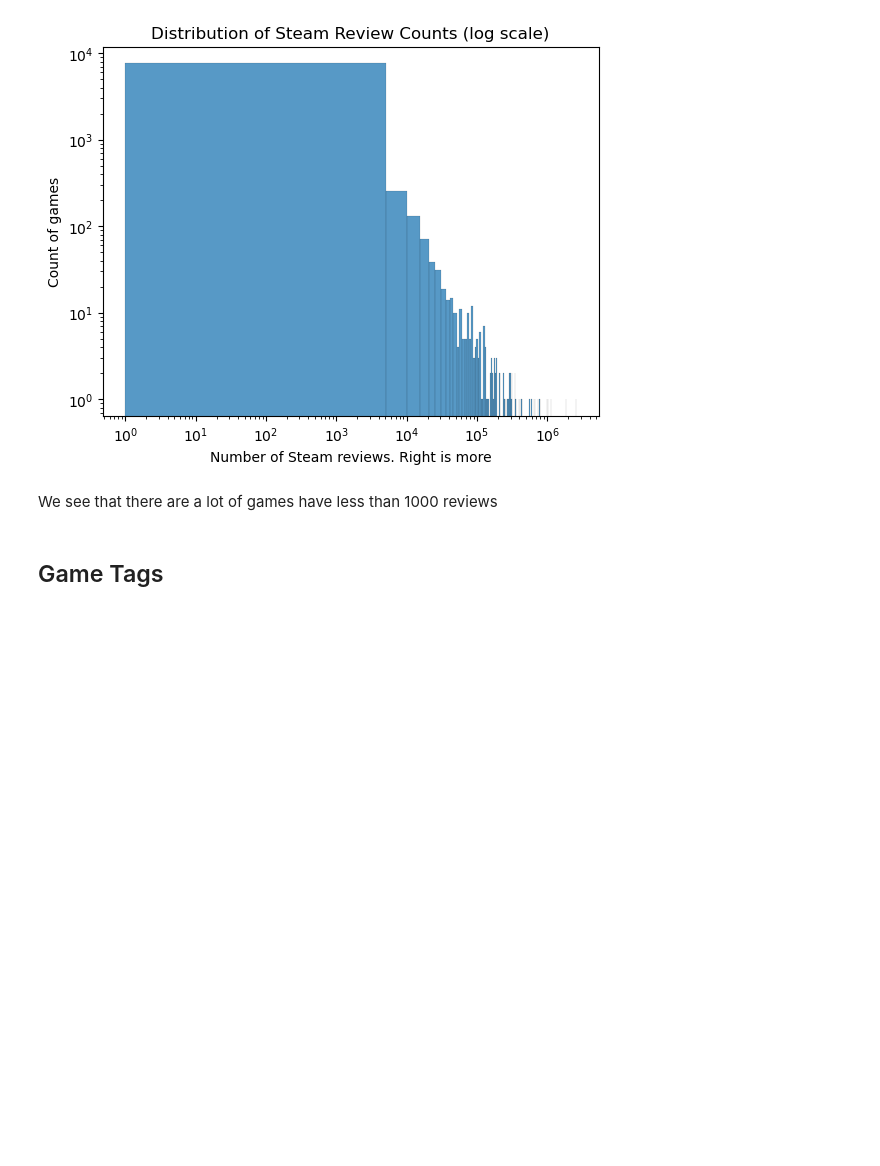
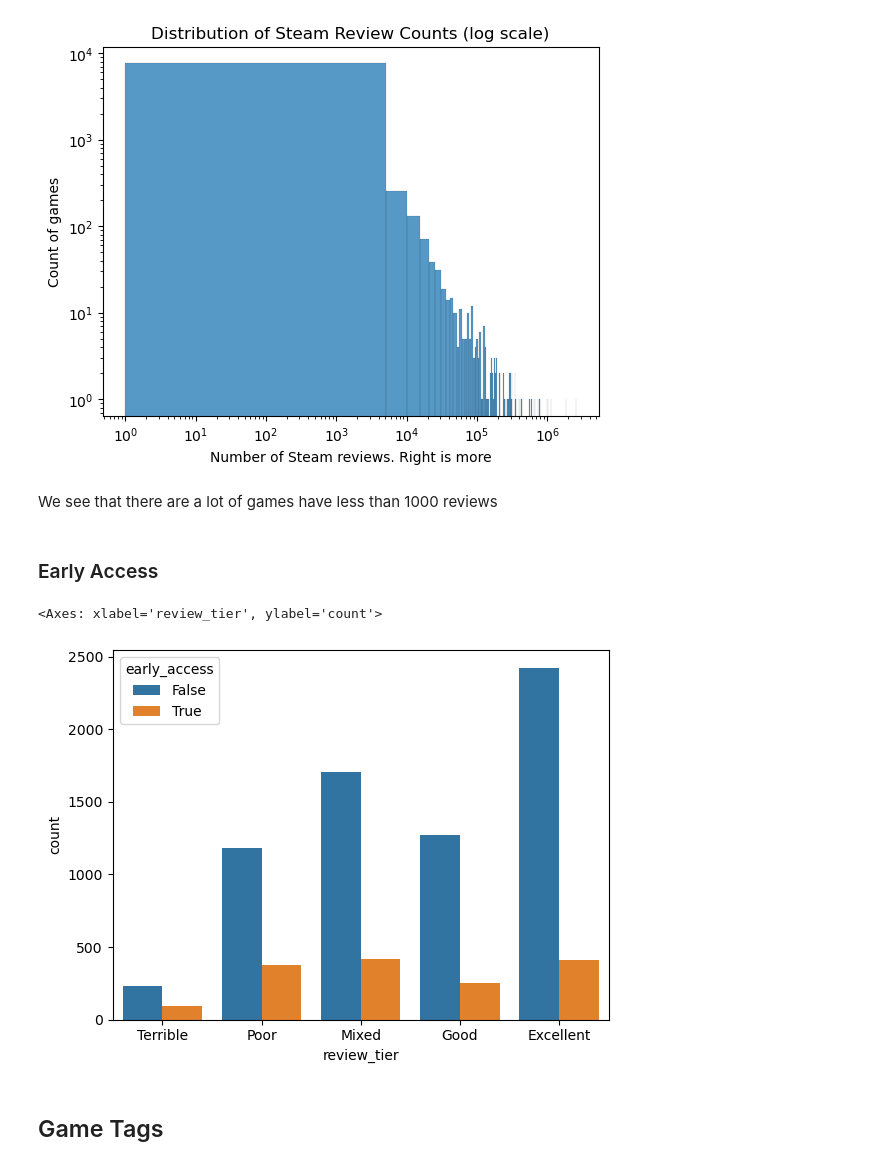
Before and after one commit to alextran1357/game-data-tracker, a Jupyter notebook: src/eda.ipynb, the cells around one changed output. Saved outputs shown, nothing was run; the diff lists cells and outputs as text; code cells hidden in the pictures; blank space fills up the shorter version.

Commit message:
add early access tag

```diff
--- a/src/eda.ipynb
+++ b/src/eda.ipynb
@@ -177,6 +180,13 @@ plt.show()
 [figure]
 # %% [markdown]
 We see that there are a lot of games have less than 1000 reviews
+# %% [markdown]
+### Early Access
+# %%
+sns.countplot(game_info, x='review_tier', order=["Terrible", "Poor", "Mixed", "Good", "Excellent"], hue='early_access')
+# %% [output]
+<Axes: xlabel='review_tier', ylabel='count'>
+[figure, added]
 # %% [markdown]
 ## Game Tags
 # %%
```
Also changed, not shown: parts of 12 cells of this notebook, 2 other files.
